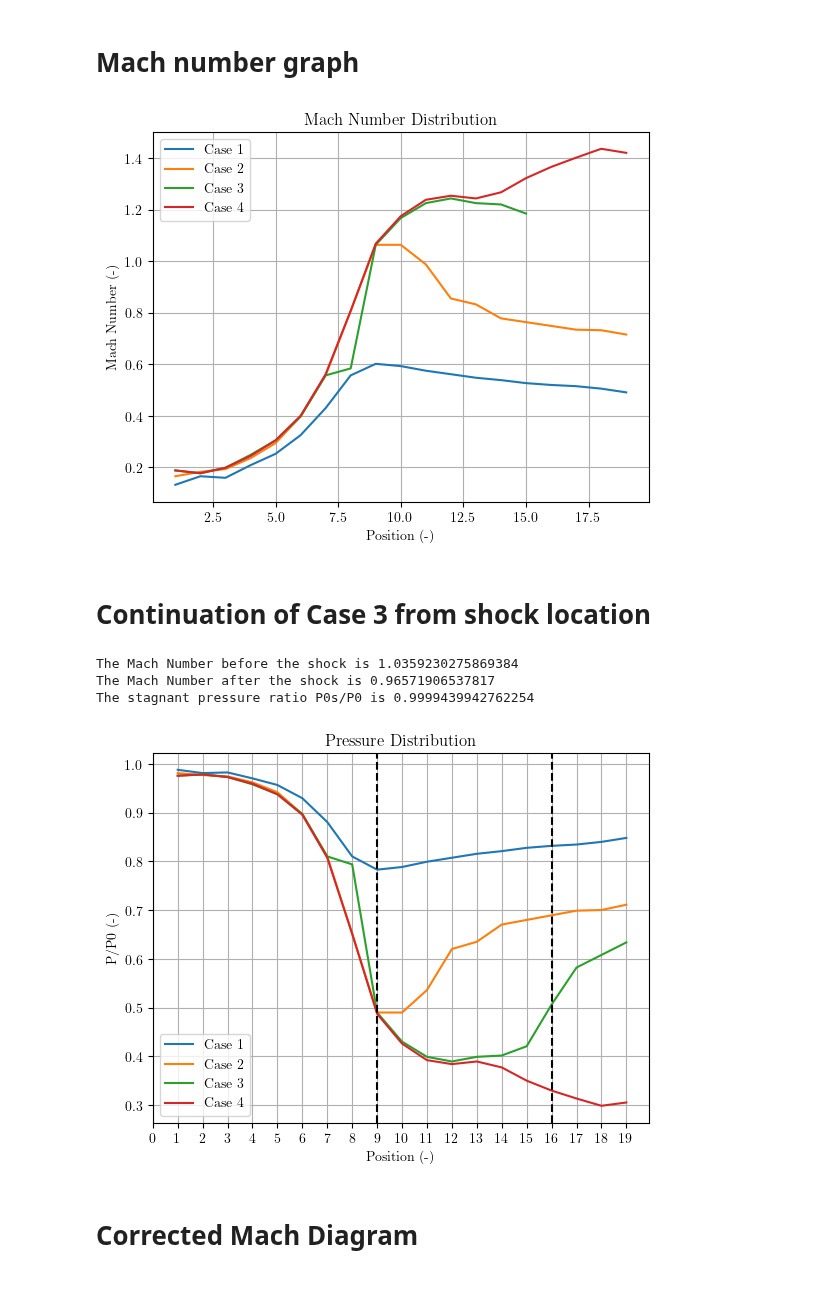
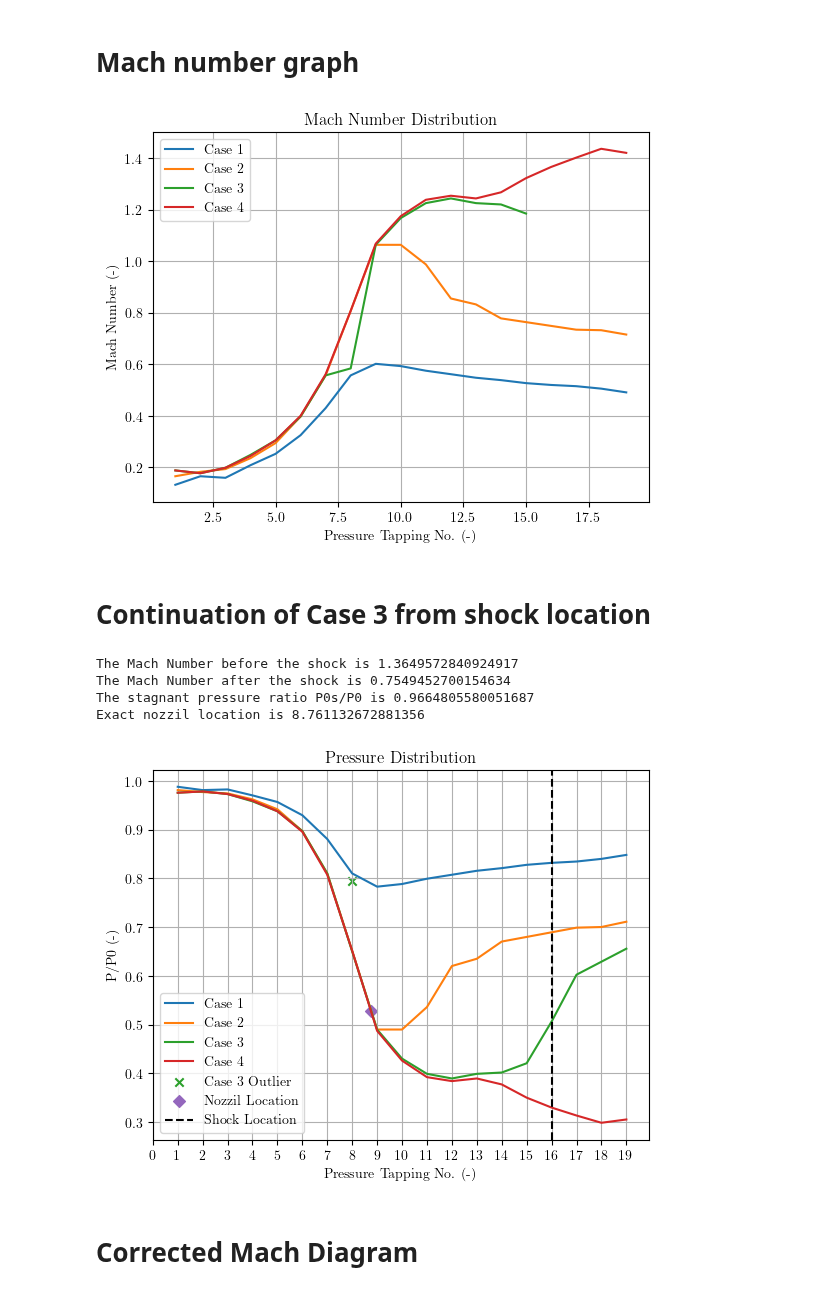
Before and after one commit to lpender3672/MEng-CW, a Jupyter notebook: IIA/3A3/Supersonic_Nozzle/analysis.ipynb, the cells around one changed output. Saved outputs shown, nothing was run; the diff lists cells and outputs as text; code cells hidden in the pictures.

```diff
--- a/IIA/3A3/Supersonic_Nozzle/analysis.ipynb
+++ b/IIA/3A3/Supersonic_Nozzle/analysis.ipynb
@@ -118,14 +118,14 @@ ax.plot(C2[:,0], C2_M, label='Case 2')
 ax.plot(C3[:C3_SHOCK_LOCATION,0], C3_M[:C3_SHOCK_LOCATION], label='Case 3')
 ax.plot(C4[:,0], C4_M, label='Case 4')
 
-plt.xlabel('Position (-)')
+plt.xlabel('Pressure Tapping No. (-)')
 plt.ylabel('Mach Number (-)')
 plt.title('Mach Number Distribution')
 plt.legend()
 plt.grid()
 plt.show()
 # %% [output]
-[figure, old version]
+[figure, new version]
 # %% [markdown]
 # Continuation of Case 3 from shock location
 # %%
@@ -139,46 +139,63 @@ def rP0s_from_M(M):
     return (((g + 1) / 2 * M**2) / (1 + (g - 1) / 2 * M **2)) ** (g / (g - 1)) * (2 * g / (g + 1) * M**2 - (g - 1) / (g + 1)) ** - (1 / (g - 1))
 
 
-MachNo_before_shock = C3_M[C3_SHOCK_LOCATION]
+MachNo_before_shock = C4_M[C3_SHOCK_LOCATION]
 print(f"The Mach Number before the shock is {MachNo_before_shock}")
 MachNo_after_shock = Ms_from_M(MachNo_before_shock)
 print(f"The Mach Number after the shock is {MachNo_after_shock}")
 
 rPs = rP0s_from_M(MachNo_before_shock)
 
 print(f"The stagnant pressure ratio P0s/P0 is {rPs}")
 
 C3_rp_corrected = C3_rp.copy()
 C3_rp_corrected[C3_SHOCK_LOCATION + 1:] /= rPs
 
+C3_rp_corrected[7] = (C3_rp_corrected[6] + C3_rp_corrected[8]) / 2
+
 fig,ax = plt.subplots()
 ax.plot(C1[:,0], C1_rp, label='Case 1')
 # add error bars
 ax.plot(C2[:,0], C2_rp, label='Case 2')
 #ax.plot(C3[:,0], C3_rp, label='Case 3')
 ax.plot(C3[:,0], C3_rp_corrected, label='Case 3')
 ax.plot(C4[:,0], C4_rp, label='Case 4')
+ax.scatter(C3[7,0], C3_rp[7], label='Case 3 Outlier', color='C2', marker='x')
 
-NOZZIL_LOCATION = 8
+# find nozzil location
+def lerp(x1, x2, y1, y2, x):
+    return (y2 - y1) / (x2 - x1) * (x - x1) + y1
 
-ax.axvline(x=NOZZIL_LOCATION + 1, color='k', linestyle='--')
-ax.axvline(x=C3_SHOCK_LOCATION + 1, color='k', linestyle='--')
+def find_nozzil_location(rp, x, y):
+    for i in range(len(rp)):
+        if rp[i] < 0.5283:
+            break
+    # linear interpolation
+    return lerp(rp[i], rp[i-1], x[i], x[i-1], 0.5283)
+
+exact_nozzil_location = find_nozzil_location(C3_rp_corrected, C3[:,0], C3_rp_corrected)
+print(f"Exact nozzil location is {exact_nozzil_location}")
+NOZZIL_LOCATION = np.ceil(exact_nozzil_location) - 1
+
+ax.scatter(exact_nozzil_location, 0.5283, label='Nozzil Location', marker='D', c='C4')
+ax.axvline(C3_SHOCK_LOCATION + 1, label='Shock Location', c='black', linestyle='--')
 
 plt.xticks(np.arange(0, 20, 1))
 
-plt.xlabel('Position (-)')
+plt.xlabel('Pressure Tapping No. (-)')
 plt.ylabel('P/P0 (-)')
 plt.title('Pressure Distribution')
 plt.grid()
 plt.legend()
 
 plt.savefig('pressure_ratio_distribution_corrected.png', dpi=300)
 plt.show()
 # %% [output]
-The Mach Number before the shock is 1.0359230275869384
-The Mach Number after the shock is 0.96571906537817
-The stagnant pressure ratio P0s/P0 is 0.9999439942762254
+The Mach Number before the shock is 1.3649572840924917
+The Mach Number after the shock is 0.7549452700154634
+The stagnant pressure ratio P0s/P0 is 0.9664805580051687
+Exact nozzil location is 8.761132672881356
-[figure, old version]
+[figure, new version]
 # %% [markdown]
 # Corrected Mach Diagram
 # %%
```
Also changed, not shown: parts of 4 cells of this notebook, 11 other files.
